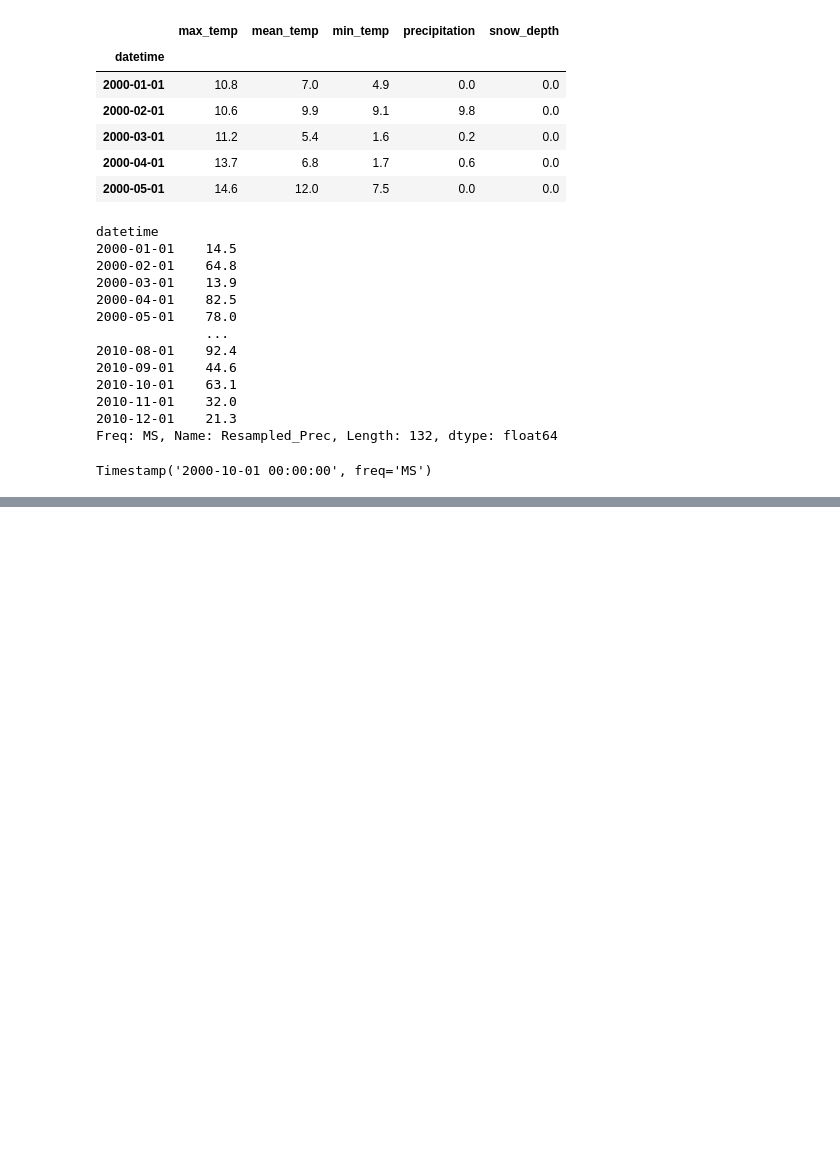
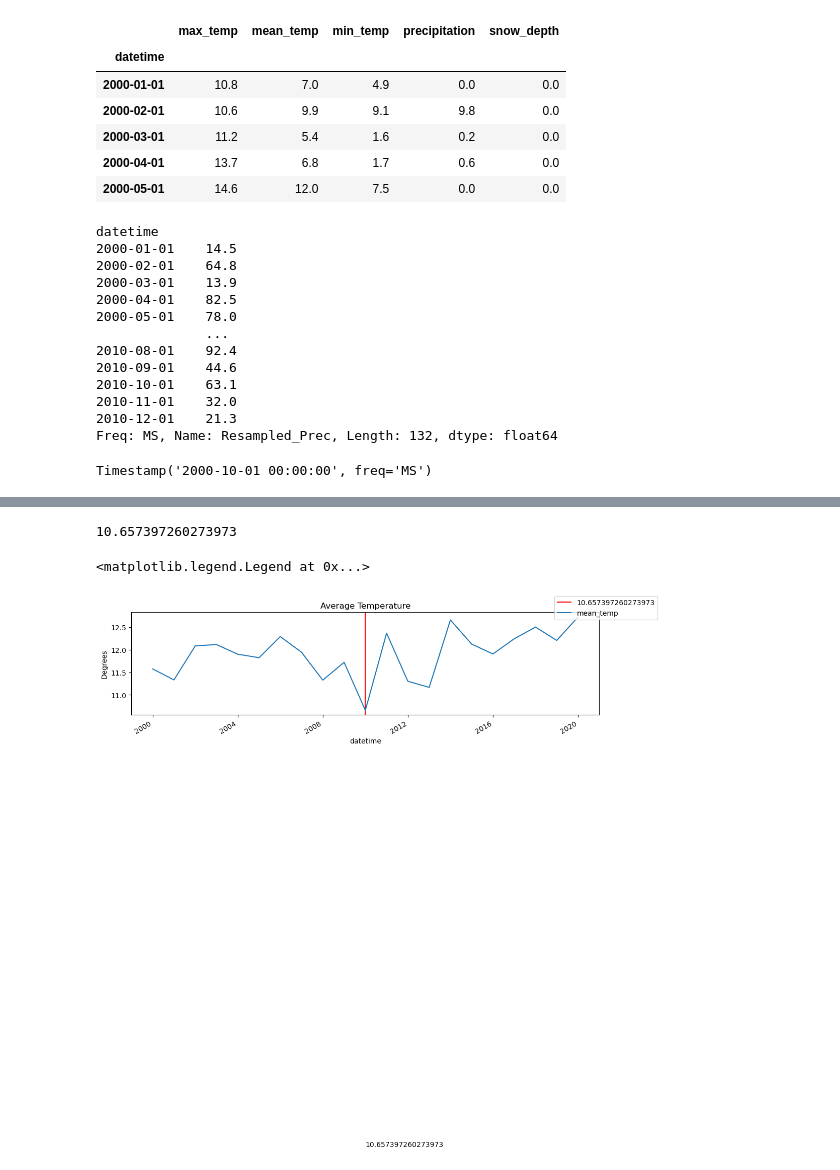
Before and after one commit to IndiaTJohnson/Resampling-Datetime-Data-Core, a Jupyter notebook: ResamplingDatetimeData.ipynb, the cells around one changed output, grey strips where cells are left out. Cells and saved outputs as stored; diff of their text form; code cells hidden in the pictures; blank space fills up the shorter version.

```diff
--- a/ResamplingDatetimeData.ipynb
+++ b/ResamplingDatetimeData.ipynb
@@ -293,0 +300,5 @@ ax.legend(bbox_to_anchor=[1,1]);
+# %%
+temp_df2 = df['mean_temp'].loc['2000':'2020'].resample("AS").mean()
+# %%
+lowest_mean = temp_df2.idxmin()
+lowest_mean
@@ -293,0 +307,23 @@ ax.legend(bbox_to_anchor=[1,1]);
+# %%
+lowest_mean_value = temp_df2.min()
+lowest_mean_value
+# %% [output]
+10.657397260273973
+# %%
+fig, ax = plt.subplots(figsize=(12,3))
+
+#Set Labels
+ax.set_title("Average Temperature")
+ax.set_ylabel("Degrees")
+#Major Ticks
+
+#Minor Ticks
+
+ax.axvline(x=lowest_mean, color ='r', label = lowest_mean_value)
+ax.text(x = lowest_mean, y=1, s = lowest_mean_value)
+fig.autofmt_xdate(rotation=90)
+temp_df2.plot(ax=ax)
+fig.legend()
+# %% [output]
+<matplotlib.legend.Legend at 0x...>
+[figure, added]
```
Also changed, not shown: parts of 8 cells of this notebook.
